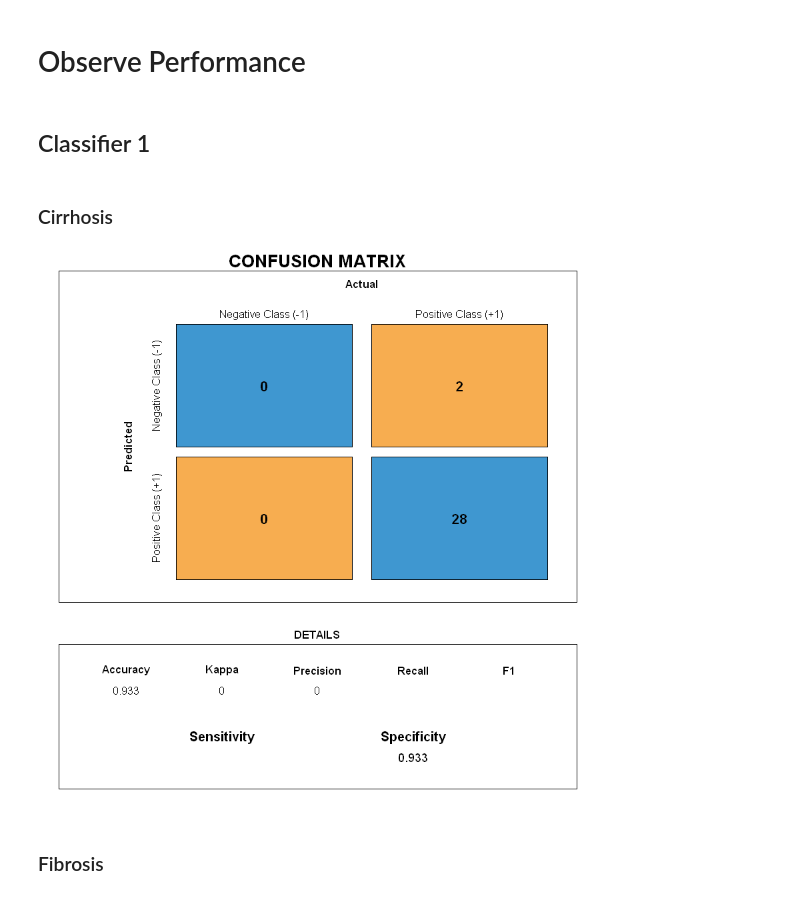
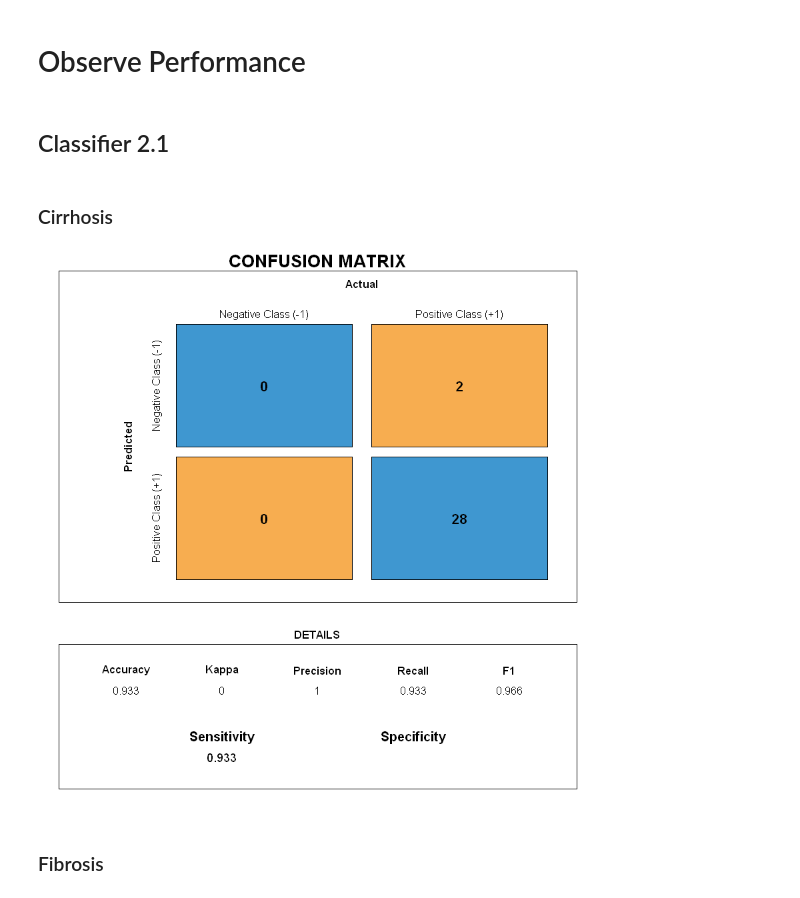
Before and after one commit to jakechinmk/data_science, a Jupyter notebook: hepc/notebook/data_mining_assignment_2.ipynb, the cells around one changed output. Saved outputs shown, nothing was run; the diff lists cells and outputs as text; code cells hidden in the pictures.

```diff
--- a/hepc/notebook/data_mining_assignment_2.ipynb
+++ b/hepc/notebook/data_mining_assignment_2.ipynb
@@ -321,7 +338,7 @@ Prediction  -1   1
 # %% [markdown]
 ### SVM with Polynomial Kernel (Degree 3)
 # %%
-classifier3 <- svm(formula= general_category ~ .,
+classifier2.3 <- svm(formula= general_category ~ .,
                    data=train.2,
                    type='C-classification',
                    kernel='polynomial',
@@ -329,7 +346,7 @@ classifier3 <- svm(formula= general_category ~ .,
                    class.weights=weights
                   )
 
-y_pred <- predict(classifier3, newdata=valid)
+y_pred <- predict(classifier2.3, newdata=valid)
 cm <- confusionMatrix(y_pred, valid[, 'general_category'], positive="1")
 cm
 draw_confusion_matrix(cm)
@@ -388,7 +405,7 @@ Prediction  -1   1
 # %% [markdown]
 ### SVM with Sigmoid Kernel
 # %%
-classifier4 <- svm(formula= general_category ~ .,
+classifier2.4 <- svm(formula= general_category ~ .,
                    data=train.2,
                    type='C-classification',
                    kernel='sigmoid',
@@ -396,7 +413,7 @@ classifier4 <- svm(formula= general_category ~ .,
                    class.weights=weights
                   )
 
-y_pred <- predict(classifier4, newdata=valid)
+y_pred <- predict(classifier2.4, newdata=valid)
 cm <- confusionMatrix(y_pred, valid[, 'general_category'], positive="1")
 cm
 draw_confusion_matrix(cm)
@@ -422,14 +439,14 @@ Prediction  -1   1
 # %% [markdown]
 ### SVM with Radial Kernel
 # %%
-classifier5 <- svm(formula= general_category ~ .,
+classifier2.5 <- svm(formula= general_category ~ .,
                    data=train.2,
                    type='C-classification',
                    kernel='radial',
                    cross=5
                   )
 
-y_pred <- predict(classifier5, newdata=valid)
+y_pred <- predict(classifier2.5, newdata=valid)
 cm <- confusionMatrix(y_pred, valid[, 'general_category'], positive="1")
 cm
 draw_confusion_matrix(cm)
@@ -455,7 +688,7 @@ Prediction  -1   1
 # %% [markdown]
 # Observe Performance
 # %% [markdown]
-## Classifier 1
+## Classifier 2.1
 # %%
 test <- hepc.backup
 missing_cols <- colnames(test)[colSums(is.na(test)) > 0]
@@ -487,17 +720,17 @@ test$general_category <- c(-1, 1)[unclass(as.factor(test$general_category))]
 test$general_category <- as.factor(test$general_category)
 
 
-y_pred <- predict(classifier1, test)
+y_pred <- predict(classifier2.1, test)
 
 test[, 'predict'] = y_pred
 # %% [markdown]
 ### Cirrhosis
 # %%
 mask <- test$Category == 'Cirrhosis'
-cm <- confusionMatrix(test[mask, 'predict'], test[mask, 'general_category'])
+cm <- confusionMatrix(test[mask, 'predict'], test[mask, 'general_category'], positive="1")
 draw_confusion_matrix(cm)
 # %% [output]
-[figure, old version]
+[figure, new version]
 # %% [markdown]
 ### Fibrosis
 # %%
```
Also changed, not shown: parts of 56 cells of this notebook, 1 other file.
